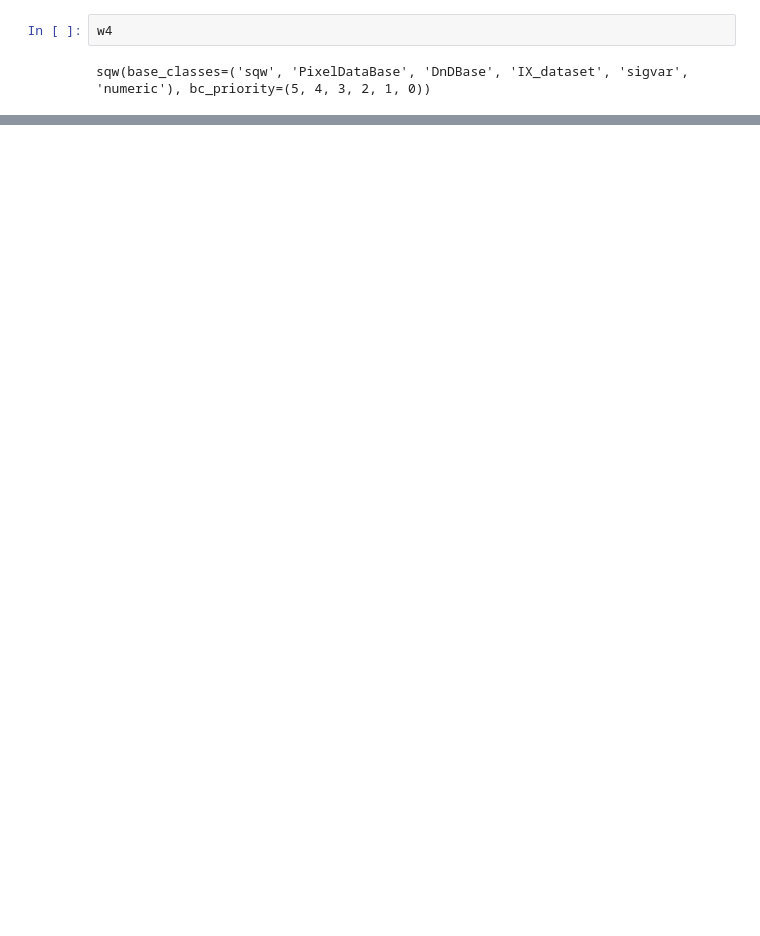
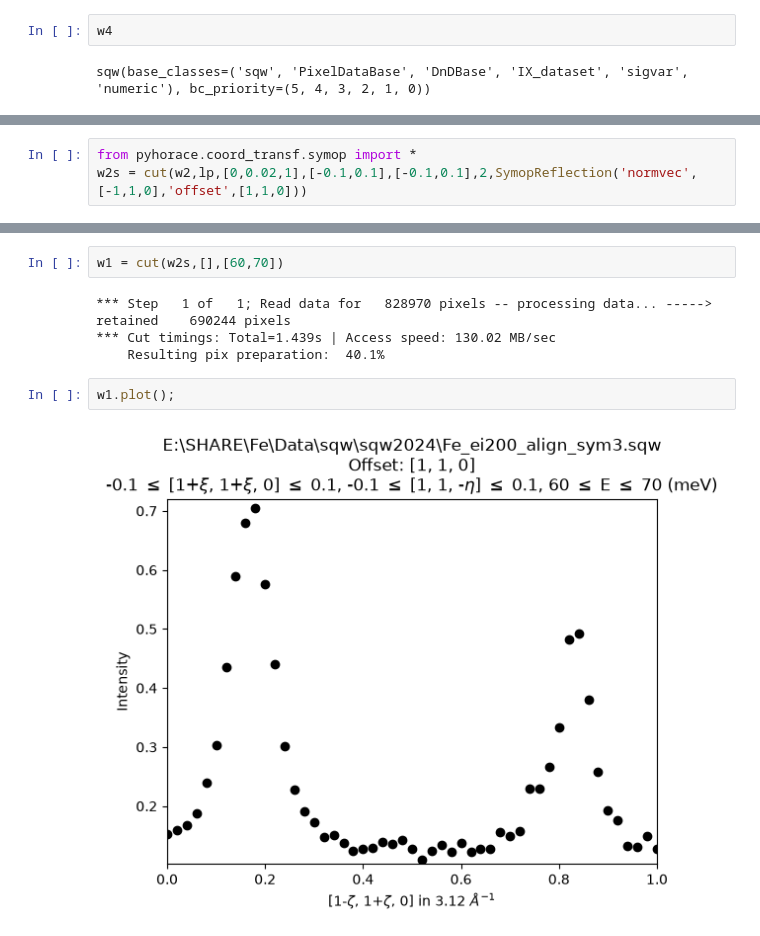
Before and after one commit to abuts/Horace, a Jupyter notebook: demo/cuts.ipynb, the cells around one changed output, grey strips where cells are left out. Saved outputs shown, nothing was run; the diff lists cells and outputs as text; blank space fills up the shorter version.

```diff
--- a/demo/cuts.ipynb
+++ b/demo/cuts.ipynb
@@ -20,0 +54,3 @@ NameError: name 'pd' is not defined
+# %%
+from pyhorace.coord_transf.symop import *
+w2s = cut(w2,lp,[0,0.02,1],[-0.1,0.1],[-0.1,0.1],2,SymopReflection('normvec',[-1,1,0],'offset',[1,1,0]))
@@ -20,0 +68,10 @@ NameError: name 'pd' is not defined
+# %%
+w1 = cut(w2s,[],[60,70])
+# %% [output]
+*** Step   1 of   1; Read data for   828970 pixels -- processing data... ----->  retained    690244 pixels
+*** Cut timings: Total=1.439s | Access speed: 130.02 MB/sec
+    Resulting pix preparation:  40.1%
+# %%
+w1.plot();
+# %% [output]
+[figure, added]
```
Also changed, not shown: parts of 10 cells of this notebook, 16 other files.
